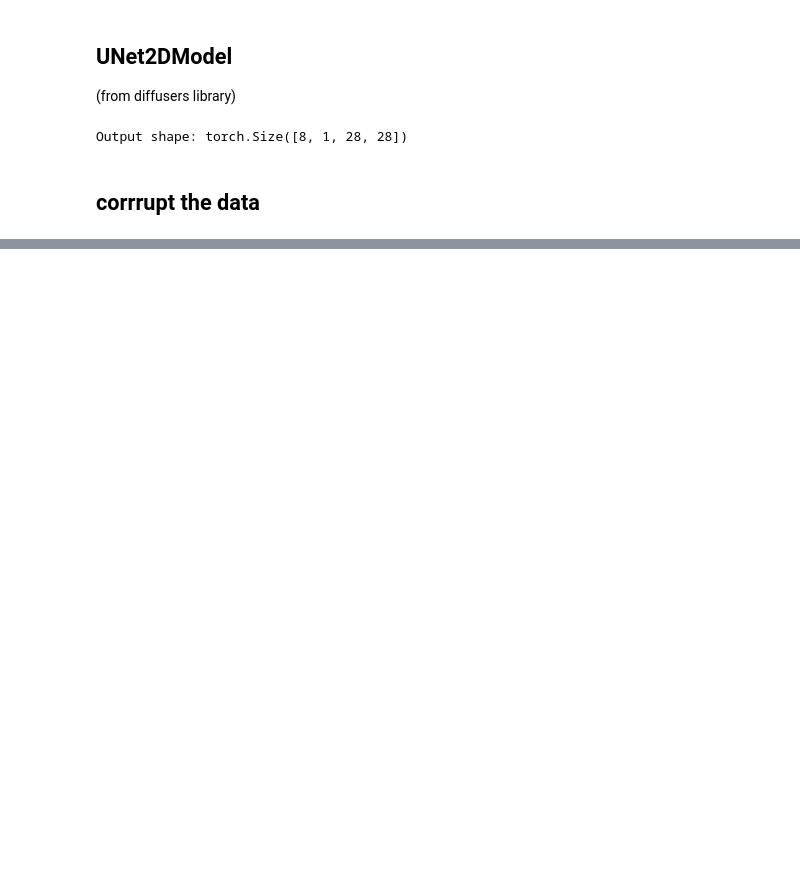
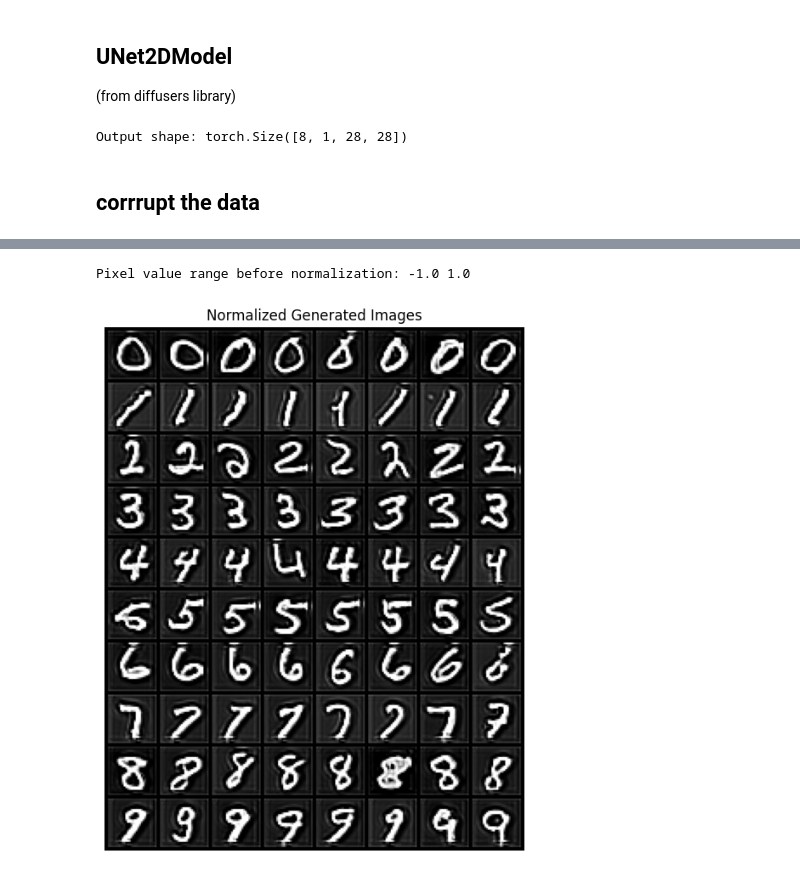
Before and after one commit to JG-geek/Diffusion_Models, a Jupyter notebook: deblurring_using_UNet.ipynb, the cells around one changed output, grey strips where cells are left out. Drawn from its saved outputs; the diff is of its cells as text; code cells hidden in the pictures; blank space fills up the shorter version.

```diff
--- a/deblurring_using_UNet.ipynb
+++ b/deblurring_using_UNet.ipynb
@@ -157,0 +229,30 @@ plt.plot(losses)
+# %%
+# Detach, move to CPU, and clip values
+x_cpu = x_hat.detach().cpu().clip(-1, 1)
+
+# Compute min and max pixel values from x_cpu
+min_val = x_cpu.min().item()
+max_val = x_cpu.max().item()
+print("Pixel value range before normalization:", min_val, max_val)
+
+# Manually normalize x_cpu using the computed range
+x_norm = (x_cpu - min_val) / (max_val - min_val)
+
+# Scale to the range [0, 255]
+x_scaled = x_norm * 255
+
+# Optionally, convert to uint8 if you prefer
+x_uint8 = x_scaled.to(torch.uint8)
+
+# Generate grid without internal normalization
+generated_grid = torchvision.utils.make_grid(x_uint8, nrow=8, normalize=False)
+
+# Display the grid image
+plt.figure(figsize=(8, 8))
+plt.imshow(generated_grid.permute(1, 2, 0), cmap='Greys')
+plt.title("Normalized Generated Images")
+plt.axis("off")
+plt.show()
+# %% [output]
+Pixel value range before normalization: -1.0 1.0
+[figure, added]
```
Also changed, not shown: parts of 5 cells of this notebook.
